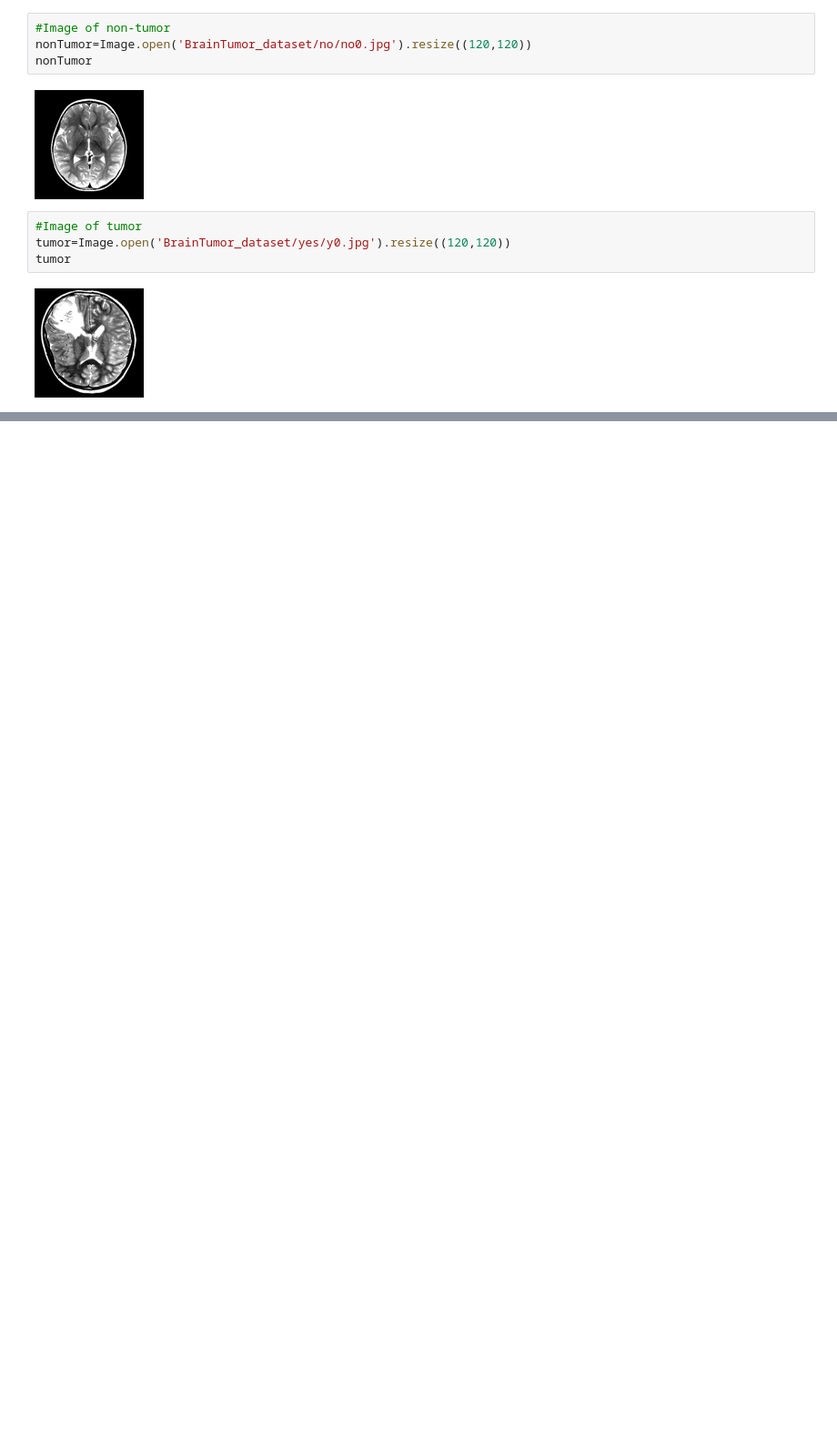
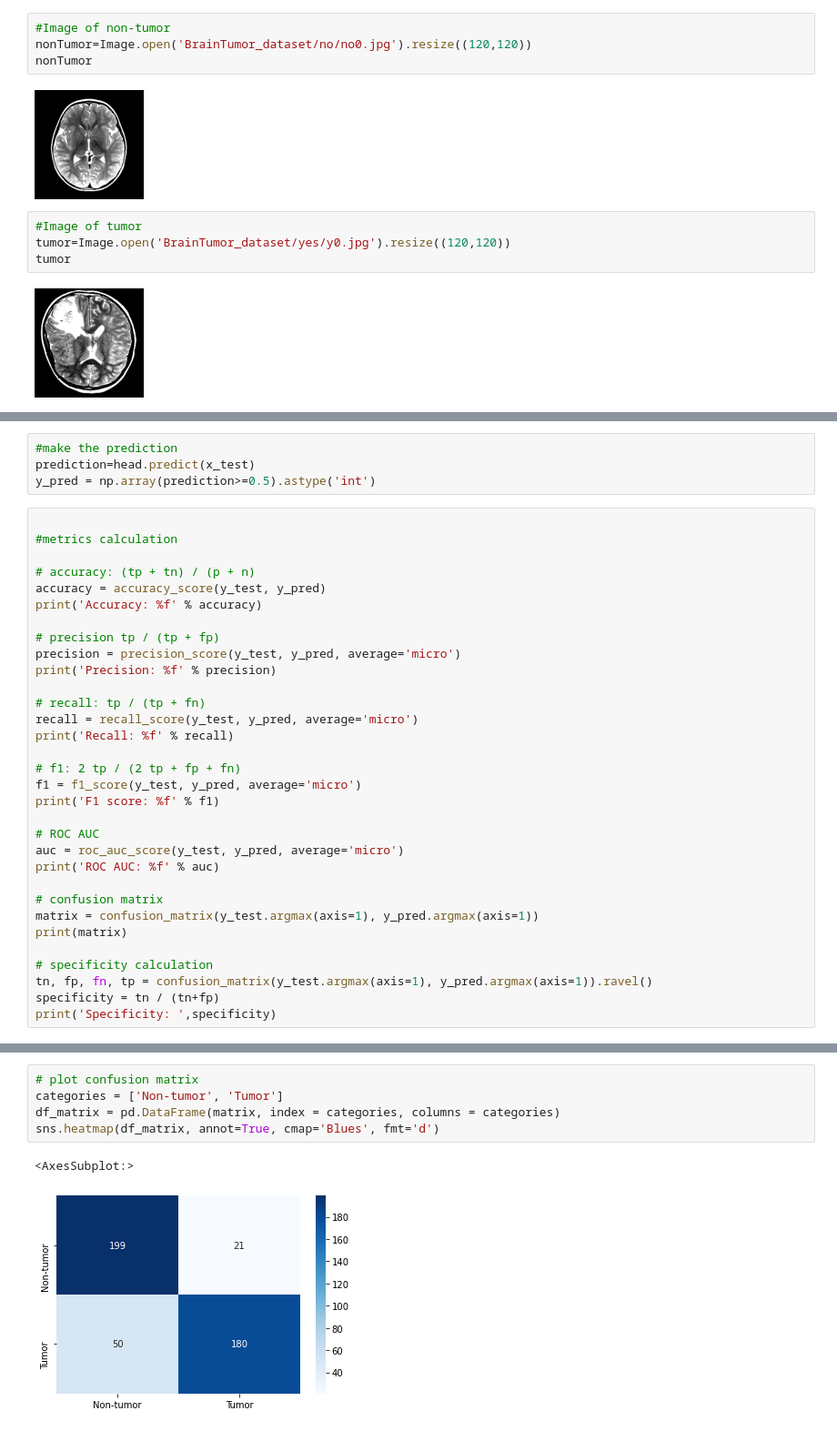
Before and after one commit to leestorm4520/DataScience_BrainTumorDetection, a Jupyter notebook: BrainTumor_model.ipynb, the cells around one changed output, grey strips where cells are left out. Shown at 91% size. Saved outputs shown, nothing was run; the diff lists cells and outputs as text; blank space fills up the shorter version.

```diff
--- a/BrainTumor_model.ipynb
+++ b/BrainTumor_model.ipynb
@@ -97,0 +347,36 @@ X=np.squeeze(X) #remove single-dimensional entries from the shape of X
+# %%
+#make the prediction
+prediction=head.predict(x_test)
+y_pred = np.array(prediction>=0.5).astype('int')
+# %%
+
+#metrics calculation
+
+# accuracy: (tp + tn) / (p + n)
+accuracy = accuracy_score(y_test, y_pred)
+print('Accuracy: %f' % accuracy)
+
+# precision tp / (tp + fp)
+precision = precision_score(y_test, y_pred, average='micro')
+print('Precision: %f' % precision)
+
+# recall: tp / (tp + fn)
+recall = recall_score(y_test, y_pred, average='micro')
+print('Recall: %f' % recall)
+
+# f1: 2 tp / (2 tp + fp + fn)
+f1 = f1_score(y_test, y_pred, average='micro')
+print('F1 score: %f' % f1)
+
+# ROC AUC
+auc = roc_auc_score(y_test, y_pred, average='micro')
+print('ROC AUC: %f' % auc)
+
+# confusion matrix
+matrix = confusion_matrix(y_test.argmax(axis=1), y_pred.argmax(axis=1))
+print(matrix)
+
+# specificity calculation
+tn, fp, fn, tp = confusion_matrix(y_test.argmax(axis=1), y_pred.argmax(axis=1)).ravel()
+specificity = tn / (tn+fp)
+print('Specificity: ',specificity)
@@ -97,0 +392,8 @@ X=np.squeeze(X) #remove single-dimensional entries from the shape of X
+# %%
+# plot confusion matrix
+categories = ['Non-tumor', 'Tumor']
+df_matrix = pd.DataFrame(matrix, index = categories, columns = categories)
+sns.heatmap(df_matrix, annot=True, cmap='Blues', fmt='d')
+# %% [output]
+<AxesSubplot:>
+[figure, added]
```
Also changed, not shown: parts of 28 cells of this notebook, 2 other files.
